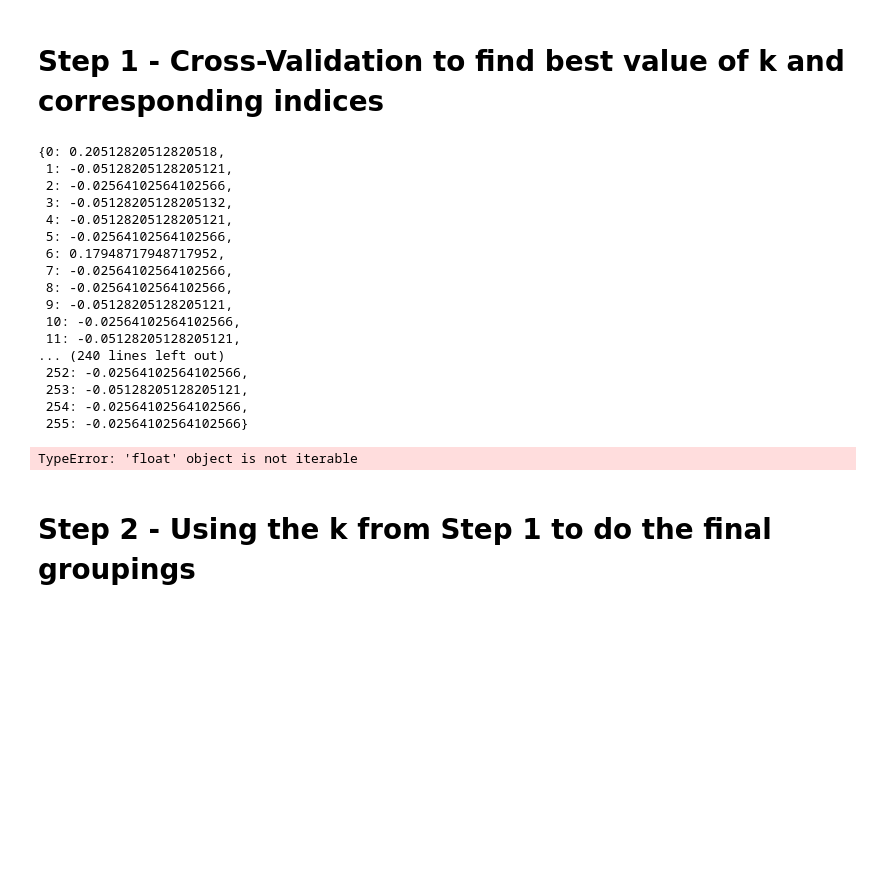
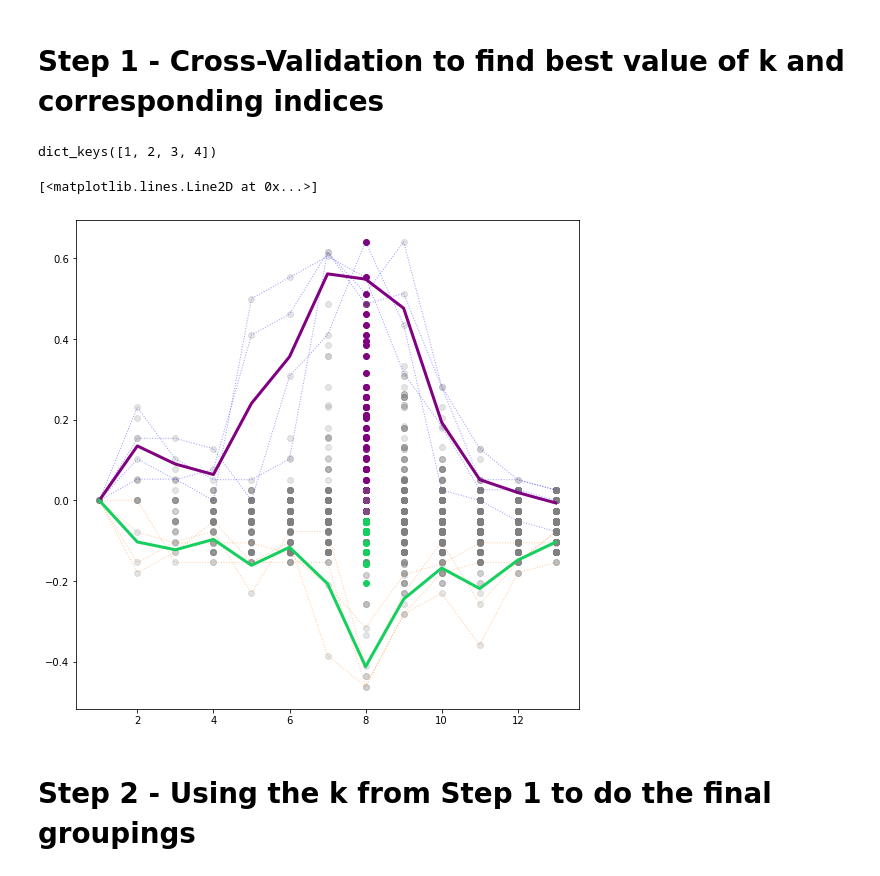
Before and after one commit to SNaGLab/Cognitive-Parcellation, a Jupyter notebook: code/experiments/vgg16_lesion.ipynb, the cells around one changed output. Saved outputs shown, nothing was run; the diff lists cells and outputs as text; code cells hidden in the pictures; blank space fills up the shorter version.

```diff
--- a/code/experiments/vgg16_lesion.ipynb
+++ b/code/experiments/vgg16_lesion.ipynb
@@ -842,26 +840,10 @@ for i in range(1,k+1,1):
     name = '../../data/'+folder_name+'/'+str(method)+'_multi_scree_fold_'+str(i)+'_'+model_name+'.pkl'   #CHANGE
     with open(name,"rb") as f:
         result[i] = pickle.load(f)
-# %%
-result[1][8]
-# %% [output]
-{0: 0.20512820512820518,
- 1: -0.05128205128205121,
- 2: -0.02564102564102566,
- 3: -0.05128205128205132,
- 4: -0.05128205128205121,
- 5: -0.02564102564102566,
- 6: 0.17948717948717952,
- 7: -0.02564102564102566,
- 8: -0.02564102564102566,
- 9: -0.05128205128205121,
- 10: -0.02564102564102566,
- 11: -0.05128205128205121,
-... (240 lines left out)
- 252: -0.02564102564102566,
- 253: -0.05128205128205121,
- 254: -0.02564102564102566,
- 255: -0.02564102564102566}
+# %%
+result.keys()
+# %% [output]
+dict_keys([1, 2, 3, 4])
 # %%
 from functools import reduce
 import itertools
@@ -873,25 +855,23 @@ pi_ina = {}
 loc_ana_avg = []
 loc_ina_avg = []
 for i in range(4):
-    pi_scores = [i[0] for i in result[fold][8].values()]
-    pi_scores_ina = [i[0] for i in result[fold][9].values()]
+    pi_scores = [i for i in result[fold][8].values()]
+    pi_scores_ina = [i for i in result[fold][9].values()]
     #ana = int(list(pi_scores).index(max(pi_scores)))
     #ina = int(list(pi_scores).index(min(pi_scores)))
     ana = sorted(range(len(pi_scores)), key=lambda i: pi_scores[i],reverse=True)[0:12]
     ina = sorted(range(len(pi_scores)), key=lambda i: pi_scores_ina[i])[0:50]
-    pi_ana[fold] = [result[fold][8][i][0] for i in ana]
-    pi_ina[fold] = [result[fold][9][i][0] for i in ina]
+    pi_ana[fold] = [result[fold][8][i] for i in ana]
+    pi_ina[fold] = [result[fold][9][i] for i in ina]
     #print(fold, ana, ana_mppi_score)
     #print('####',fold, ina, ina_mppi_score)
     #print(fold, ina, [result_validate[fold][256][i][1] for i in ina])
-    loc_ana[fold] =  list(itertools.chain.from_iterable([result[fold][8][i][1] for i in ana]))
-    loc_ina[fold] = list(itertools.chain.from_iterable([result[fold][9][i][1] for i in ina]))
+#     loc_ana[fold] =  list(itertools.chain.from_iterable([result[fold][8][i][1] for i in ana]))
+#     loc_ina[fold] = list(itertools.chain.from_iterable([result[fold][9][i][1] for i in ina]))
     fold+=1
-loc_ana_avg = list(reduce(set.intersection, [set(item) for item in loc_ana.values()]))
-loc_ina_avg = list(reduce(set.intersection, [set(item) for item in loc_ina.values()]))
-print(len(loc_ana_avg),len(loc_ina_avg))
+# loc_ana_avg = list(reduce(set.intersection, [set(item) for item in loc_ana.values()]))
+# loc_ina_avg = list(reduce(set.intersection, [set(item) for item in loc_ina.values()]))
+# print(len(loc_ana_avg),len(loc_ina_avg))
-# %% [output]
-TypeError: 'float' object is not iterable
 # %%
 fig = plt.figure(1,figsize=(9,9))
 ax1 = fig.add_subplot(111)
@@ -901,40 +881,43 @@ for f in range(1,5,1):
     clf_result = result[f]
     X = range(1,14,1)
     xticks = []
     x2ticks = []
     anat = []
     inat = []
     for cl in X:
         xticks.append(2**cl)
         x2ticks.append(number_of_neurons//2**cl)
         i = 0
         temp = []
         for item in clf_result[cl].keys():
             if cl == 8:
-                if clf_result[cl][item][0] in pi_ana[f]:
-                    plt.plot(cl,clf_result[cl][item][0],'go',color='#800080')
-                elif clf_result[cl][item][0] in pi_ina[f]:
-                    plt.plot(cl,clf_result[cl][item][0],'go',color='#15CF5F')
+                if clf_result[cl][item] in pi_ana[f]:
+                    plt.plot(cl,clf_result[cl][item],'go',color='#800080')
+                elif clf_result[cl][item] in pi_ina[f]:
+                    plt.plot(cl,clf_result[cl][item],'go',color='#15CF5F')
                 else:
-                    plt.plot(cl,clf_result[cl][item][0],'go',color='grey',alpha=0.2)
+                    plt.plot(cl,clf_result[cl][item],'go',color='grey',alpha=0.2)
             else:
-                plt.plot(cl,clf_result[cl][item][0],'go',color='grey',alpha=0.2)
-            temp.append(clf_result[cl][item][0])
+                plt.plot(cl,clf_result[cl][item],'go',color='grey',alpha=0.2)
+            temp.append(clf_result[cl][item])
             i += 1
         anat.append(np.max(temp))
         inat.append(np.min(temp))
 
     anat_avg = np.add(anat_avg,anat)
     inat_avg = np.add(inat_avg,inat)
     plt.plot(X,anat, color='b',linewidth=1, alpha=0.4,linestyle='dotted')
     plt.plot(X,inat, color='C1',linewidth=1,alpha=0.4,linestyle='dotted')
 
 for i in range(13):
     anat_avg[i] = anat_avg[i] / 4.
     inat_avg[i] = inat_avg[i] / 4.
 
 plt.plot(X,anat_avg, color='#800080',linewidth=3,label='Animate')
 plt.plot(X,inat_avg, color='#15CF5F',linewidth=3, label ='Inanimate')
+# %% [output]
+[<matplotlib.lines.Line2D at 0x...>]
+[figure, added]
 # %%
 fig, ax = plt.subplots(figsize=(16,9))
 matplotlib.rcParams["font.size"] = 23
```
Also changed, not shown: parts of 2 cells of this notebook, 8 other files.
